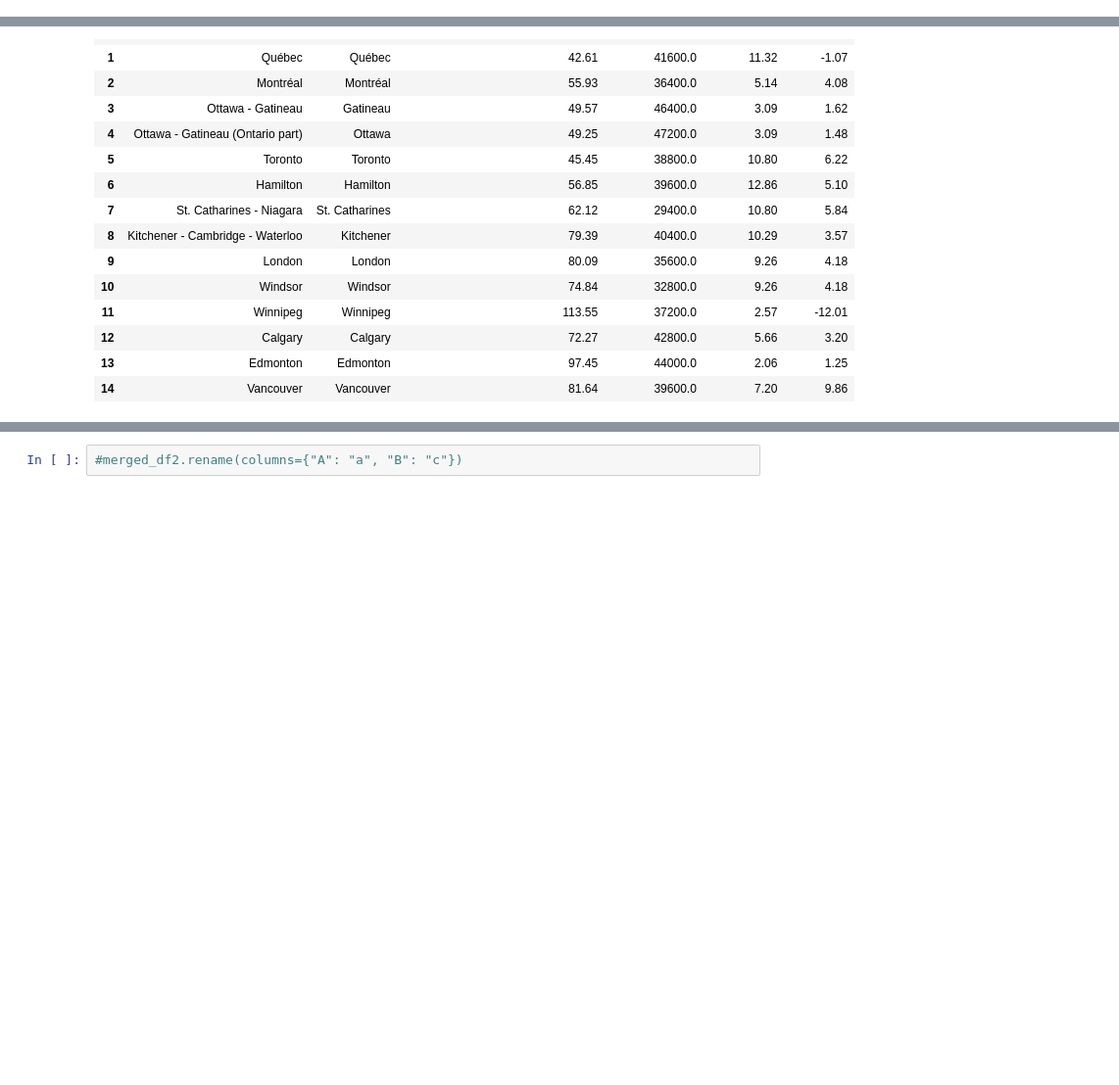
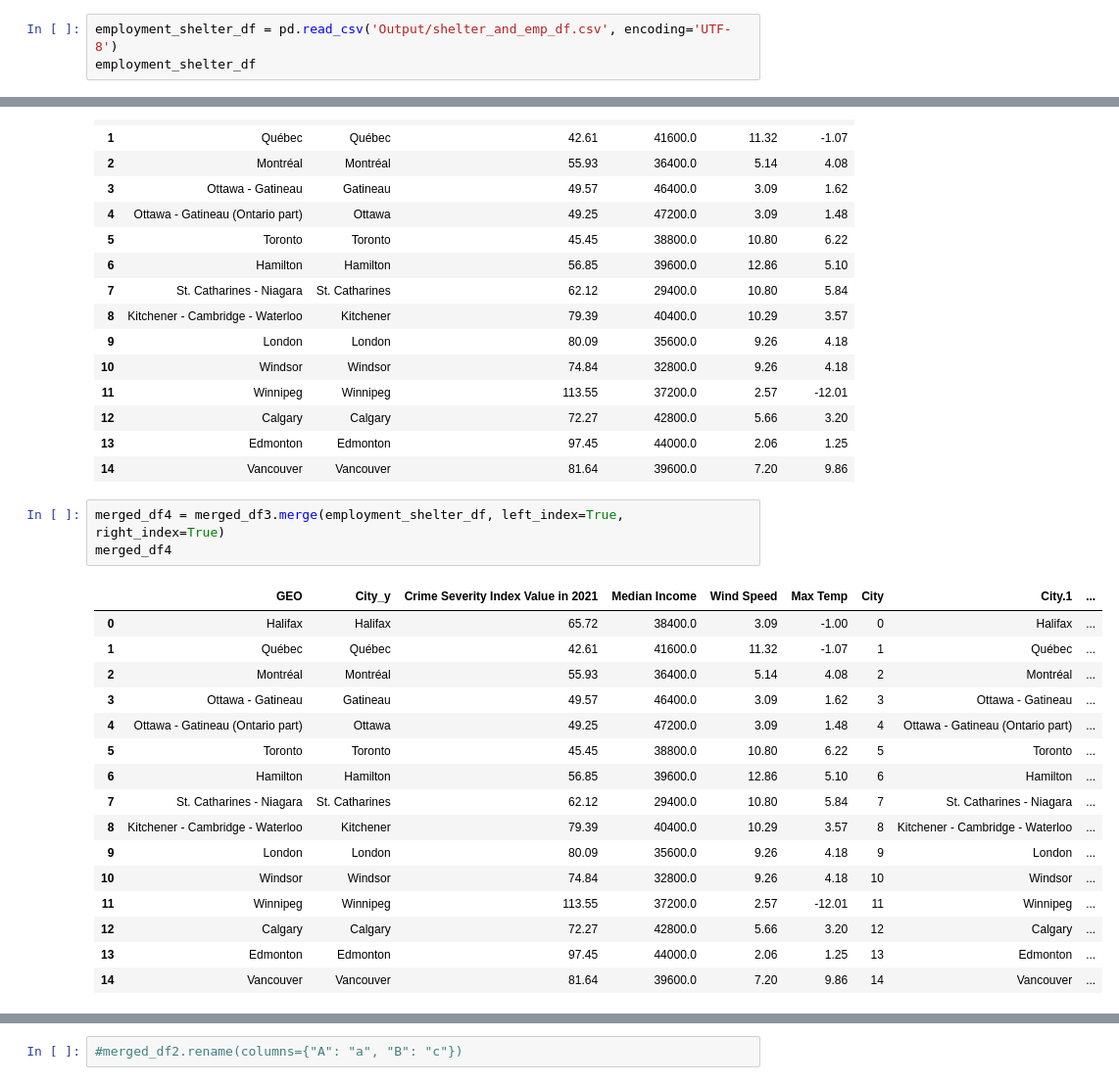
Before and after one commit to detmanski/Overview_Canada_Analysis, a Jupyter notebook: Merged.ipynb, the cells around one changed output, grey strips where cells are left out. Shown at 98% size. Drawn from its saved outputs; the diff is of its cells as text; blank space fills up the shorter version.

Commit message:
combined shelter and employment data with other merged data

```diff
--- a/Merged.ipynb
+++ b/Merged.ipynb
@@ -86,3 +86,6 @@ income_df1
 | 12 | Calgary | 42800.0 |
 | 13 | Edmonton | 44000.0 |
 | 14 | Vancouver | 39600.0 |
+# %%
+employment_shelter_df = pd.read_csv('Output/shelter_and_emp_df.csv', encoding='UTF-8')
+employment_shelter_df
@@ -147,3 +167,23 @@ merged_df3
 | 12 | Calgary | Calgary | 72.27 | 42800.0 | 5.66 | 3.20 |
 | 13 | Edmonton | Edmonton | 97.45 | 44000.0 | 2.06 | 1.25 |
 | 14 | Vancouver | Vancouver | 81.64 | 39600.0 | 7.20 | 9.86 |
+# %%
+merged_df4 = merged_df3.merge(employment_shelter_df, left_index=True, right_index=True)
+merged_df4
+# %% [output]
+|  | GEO | City_y | Crime Severity Index Value in 2021 | Median Income | Wind Speed | Max Temp | City | City.1 | ... |
+| 0 | Halifax | Halifax | 65.72 | 38400.0 | 3.09 | -1.00 | 0 | Halifax | ... |
+| 1 | Québec | Québec | 42.61 | 41600.0 | 11.32 | -1.07 | 1 | Québec | ... |
+| 2 | Montréal | Montréal | 55.93 | 36400.0 | 5.14 | 4.08 | 2 | Montréal | ... |
+| 3 | Ottawa - Gatineau | Gatineau | 49.57 | 46400.0 | 3.09 | 1.62 | 3 | Ottawa - Gatineau | ... |
+| 4 | Ottawa - Gatineau (Ontario part) | Ottawa | 49.25 | 47200.0 | 3.09 | 1.48 | 4 | Ottawa - Gatineau (Ontario part) | ... |
+| 5 | Toronto | Toronto | 45.45 | 38800.0 | 10.80 | 6.22 | 5 | Toronto | ... |
+| 6 | Hamilton | Hamilton | 56.85 | 39600.0 | 12.86 | 5.10 | 6 | Hamilton | ... |
+| 7 | St. Catharines - Niagara | St. Catharines | 62.12 | 29400.0 | 10.80 | 5.84 | 7 | St. Catharines - Niagara | ... |
+| 8 | Kitchener - Cambridge - Waterloo | Kitchener | 79.39 | 40400.0 | 10.29 | 3.57 | 8 | Kitchener - Cambridge - Waterloo | ... |
+| 9 | London | London | 80.09 | 35600.0 | 9.26 | 4.18 | 9 | London | ... |
+| 10 | Windsor | Windsor | 74.84 | 32800.0 | 9.26 | 4.18 | 10 | Windsor | ... |
+| 11 | Winnipeg | Winnipeg | 113.55 | 37200.0 | 2.57 | -12.01 | 11 | Winnipeg | ... |
+| 12 | Calgary | Calgary | 72.27 | 42800.0 | 5.66 | 3.20 | 12 | Calgary | ... |
+| 13 | Edmonton | Edmonton | 97.45 | 44000.0 | 2.06 | 1.25 | 13 | Edmonton | ... |
+| 14 | Vancouver | Vancouver | 81.64 | 39600.0 | 7.20 | 9.86 | 14 | Vancouver | ... |
```
Also changed, not shown: parts of 3 cells of this notebook, 1 other file.
